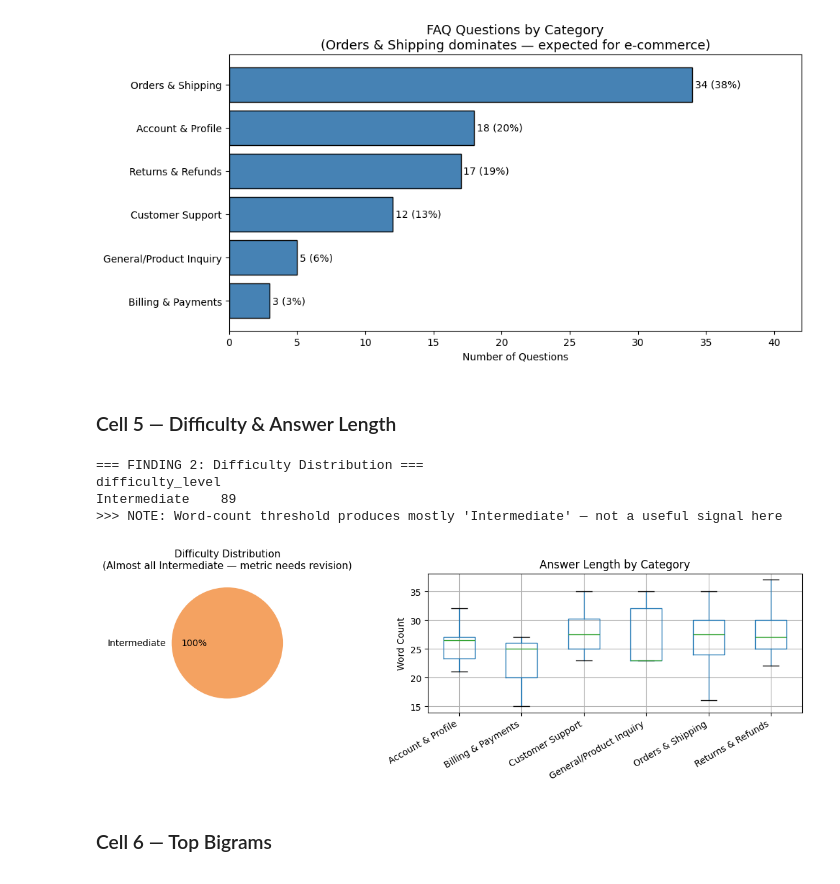
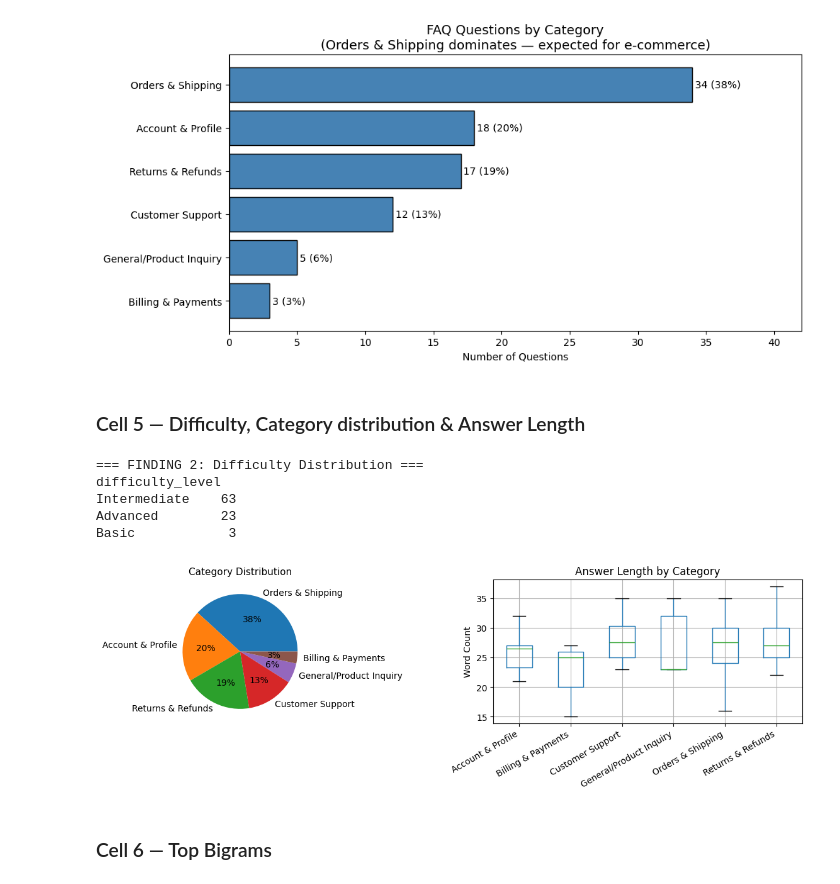
Before and after one commit to OwlTheBird/Customer-Support-RAG-Powered-Intelligent-Chatbot, a Jupyter notebook: notebooks/faq_eda.ipynb, the cells around one changed output. Drawn from its saved outputs; the diff is of its cells as text; code cells hidden in the pictures.

```diff
--- a/notebooks/faq_eda.ipynb
+++ b/notebooks/faq_eda.ipynb
@@ -73,44 +73,45 @@ plt.show()
 # %% [output]
 [figure]
 # %% [markdown]
-### Cell 5 — Difficulty & Answer Length
+### Cell 5 — Difficulty, Category distribution & Answer Length
 # %%
 diff_counts = df['difficulty_level'].value_counts()
 
 print("\n=== FINDING 2: Difficulty Distribution ===")
 print(diff_counts.to_string())
-print(">>> NOTE: Word-count threshold produces mostly 'Intermediate' — not a useful signal here")
 # %% [output]
 === FINDING 2: Difficulty Distribution ===
 difficulty_level
-Intermediate    89
->>> NOTE: Word-count threshold produces mostly 'Intermediate' — not a useful signal here
+Intermediate    63
+Advanced        23
+Basic            3
 # %%
 fig2, axes = plt.subplots(1, 2, figsize=(12, 4))
 
-axes[0].pie(diff_counts.values,
-            labels=diff_counts.index,
-            autopct='%1.0f%%',
-            colors=['#f4a261', '#2a9d8f', '#e76f51'])
+cat_counts = df['category'].value_counts()
 
-axes[0].set_title('Difficulty Distribution\n(Almost all Intermediate — metric needs revision)', fontsize=11)
+axes[0].pie(cat_counts.values,
+            labels=cat_counts.index,
+            autopct='%1.0f%%')
+
+axes[0].set_title('Category Distribution', fontsize=11)
 
 df.boxplot(column='answer_word_count', by='category', ax=axes[1])
 
 axes[1].set_title('Answer Length by Category')
 axes[1].set_xlabel('')
 axes[1].set_ylabel('Word Count')
 
 plt.suptitle('')
 plt.xticks(rotation=30, ha='right')
 plt.tight_layout()
 
 plt.savefig('../data/eda_outputs/faq_2_difficulty_and_length.png',
             dpi=150, bbox_inches='tight')
 
 plt.show()
 # %% [output]
-[figure, old version]
+[figure, new version]
 # %% [markdown]
 ### Cell 6 — Top Bigrams
 # %%
```
Also changed, not shown: parts of 2 cells of this notebook, 7 other files.
